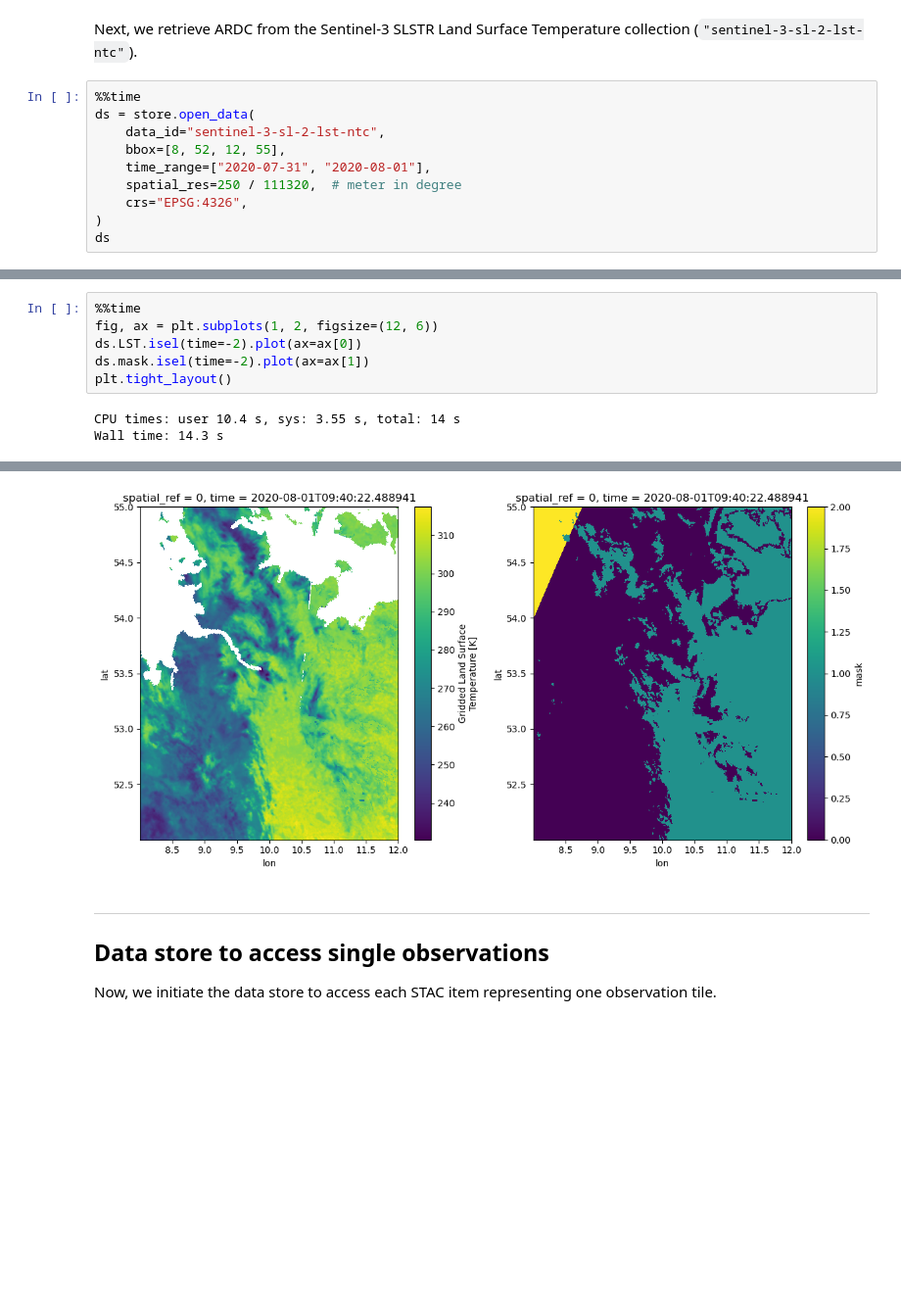
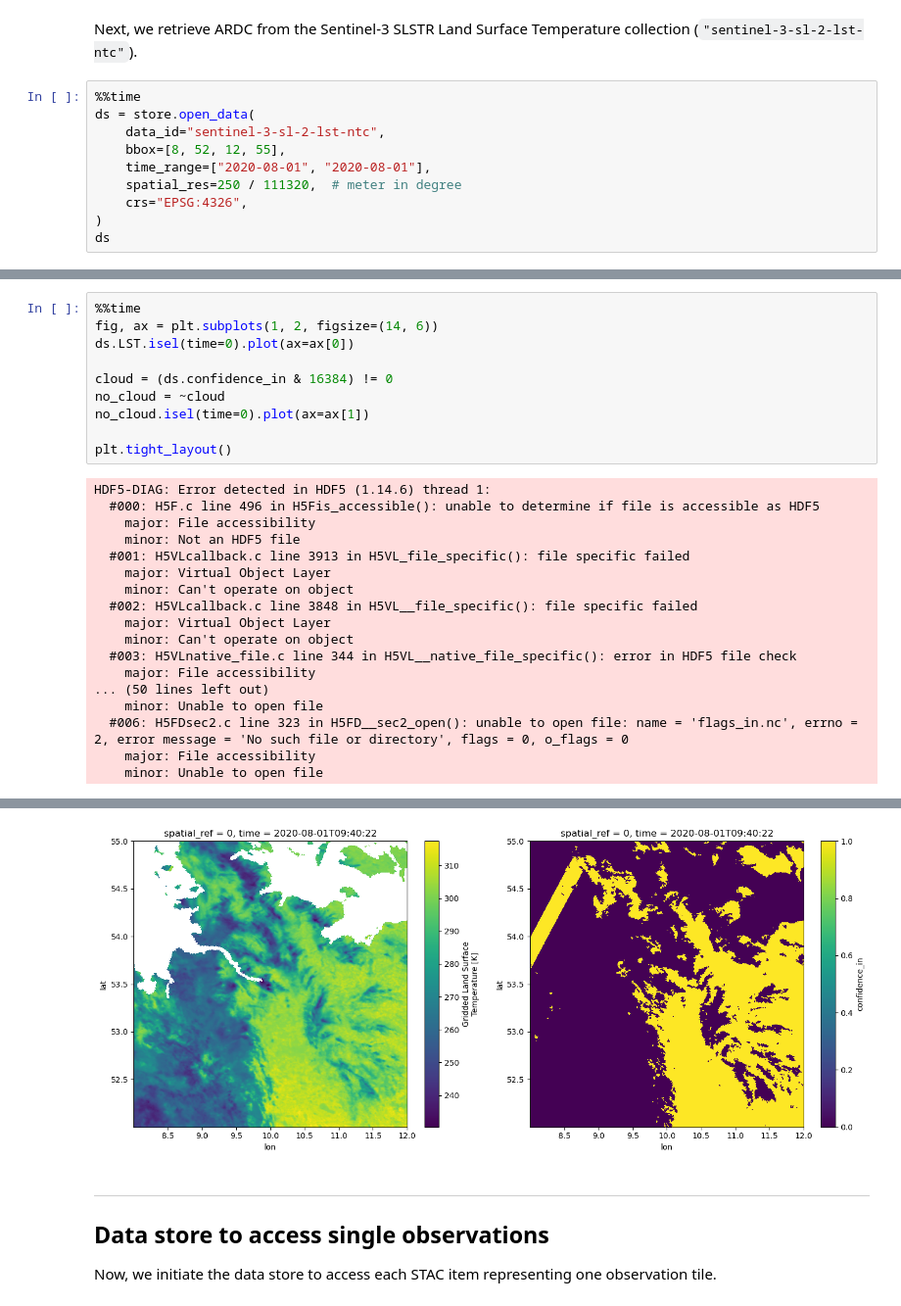
Before and after one commit to xcube-dev/xcube-stac, a Jupyter notebook: examples/notebooks/sentinel_3_cdse.ipynb, the cells around one changed output, grey strips where cells are left out. Shown at 98% size. Cells and saved outputs as stored; diff of their text form; blank space fills up the shorter version.

```diff
--- a/examples/notebooks/sentinel_3_cdse.ipynb
+++ b/examples/notebooks/sentinel_3_cdse.ipynb
@@ -201,7 +130,7 @@ Next, we retrieve ARDC from the Sentinel-3 SLSTR Land Surface Temperature collec
 ds = store.open_data(
     data_id="sentinel-3-sl-2-lst-ntc",
     bbox=[8, 52, 12, 55],
-    time_range=["2020-07-31", "2020-08-01"],
+    time_range=["2020-08-01", "2020-08-01"],
     spatial_res=250 / 111320,  # meter in degree
     crs="EPSG:4326",
 )
@@ -265,9 +158,28 @@ xcube_stac_version :
 # %%
 %%time
-fig, ax = plt.subplots(1, 2, figsize=(12, 6))
-ds.LST.isel(time=-2).plot(ax=ax[0])
-ds.mask.isel(time=-2).plot(ax=ax[1])
+fig, ax = plt.subplots(1, 2, figsize=(14, 6))
+ds.LST.isel(time=0).plot(ax=ax[0])
+
+cloud = (ds.confidence_in & 16384) != 0
+no_cloud = ~cloud
+no_cloud.isel(time=0).plot(ax=ax[1])
+
 plt.tight_layout()
 # %% [output]
-CPU times: user 10.4 s, sys: 3.55 s, total: 14 s
-Wall time: 14.3 s
+HDF5-DIAG: Error detected in HDF5 (1.14.6) thread 1:
+  #000: H5F.c line 496 in H5Fis_accessible(): unable to determine if file is accessible as HDF5
+    major: File accessibility
+    minor: Not an HDF5 file
+  #001: H5VLcallback.c line 3913 in H5VL_file_specific(): file specific failed
+    major: Virtual Object Layer
+    minor: Can't operate on object
+  #002: H5VLcallback.c line 3848 in H5VL__file_specific(): file specific failed
+    major: Virtual Object Layer
+    minor: Can't operate on object
+  #003: H5VLnative_file.c line 344 in H5VL__native_file_specific(): error in HDF5 file check
+    major: File accessibility
+... (50 lines left out)
+    minor: Unable to open file
+  #006: H5FDsec2.c line 323 in H5FD__sec2_open(): unable to open file: name = 'flags_in.nc', errno = 2, error message = 'No such file or directory', flags = 0, o_flags = 0
+    major: File accessibility
+    minor: Unable to open file
@@ -274,4 +188,4 @@ Wall time: 14.3 s
-[figure, old version]
+[figure, new version]
 # %% [markdown]
 ----
 ## Data store to access single observations
```
Also changed, not shown: parts of 29 cells of this notebook, 9 other files.
